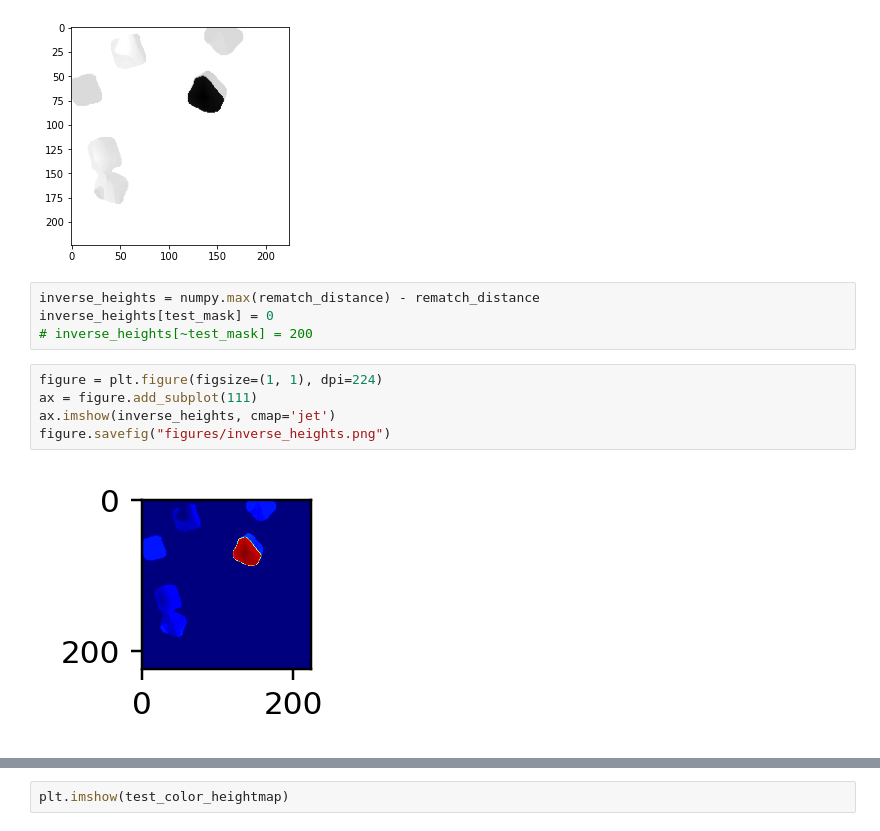
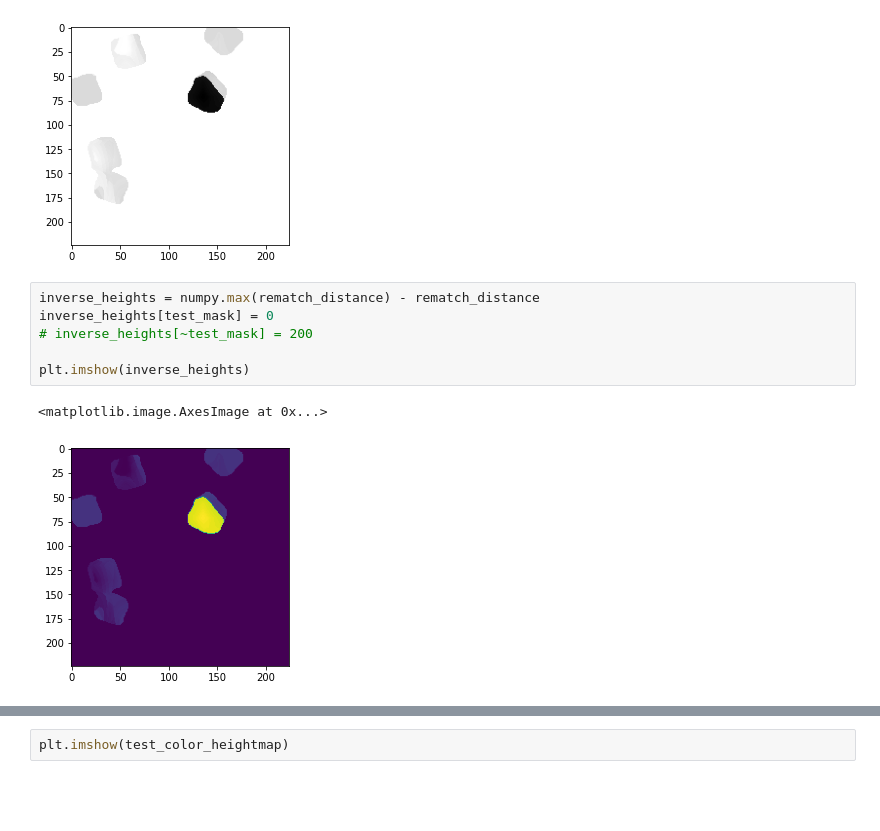
Before and after one commit to jhu-lcsr/good_robot, a Jupyter notebook: cc_figure.ipynb, the cells around one changed output, grey strips where cells are left out. Cells and saved outputs as stored; diff of their text form; blank space fills up the shorter version.

```diff
--- a/cc_figure.ipynb
+++ b/cc_figure.ipynb
@@ -148,11 +150,9 @@ plt.imshow(rematch_distance, cmap='gray')
 # %%
 inverse_heights = numpy.max(rematch_distance) - rematch_distance
 inverse_heights[test_mask] = 0
 # inverse_heights[~test_mask] = 200
+
+plt.imshow(inverse_heights)
+# %% [output]
+<matplotlib.image.AxesImage at 0x...>
+[figure, added]
-# %%
-figure = plt.figure(figsize=(1, 1), dpi=224)
-ax = figure.add_subplot(111)
-ax.imshow(inverse_heights, cmap='jet')
-figure.savefig("figures/inverse_heights.png")
-# %% [output]
-[figure, removed]
```
Also changed, not shown: parts of 5 cells of this notebook, 1 other file.
